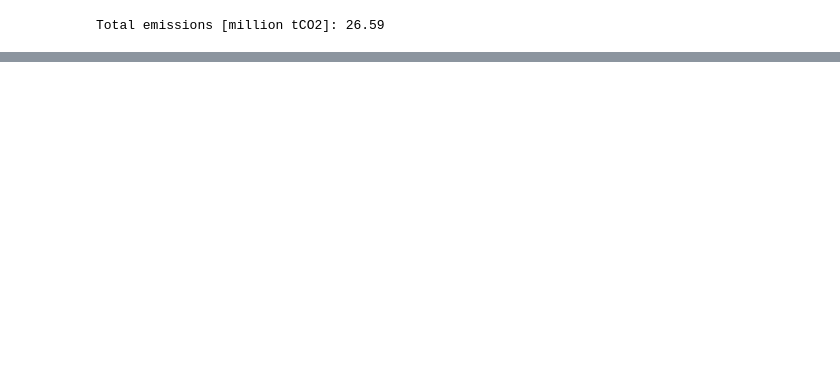
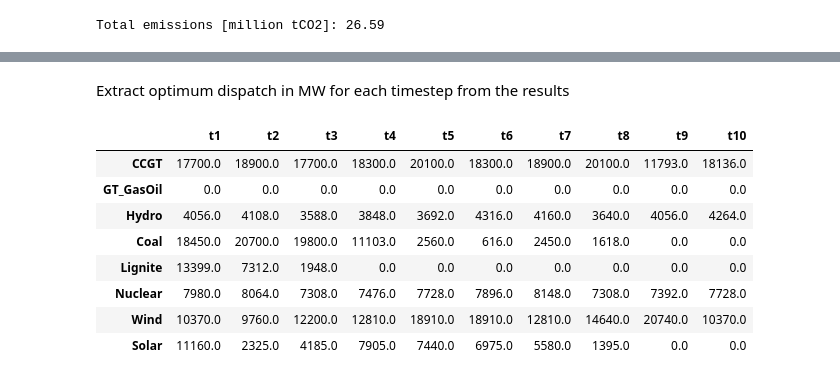
Before and after one commit to dh8sn8/Power-Plant-Dispatch, a Jupyter notebook: group_project.ipynb, the cells around one changed output, grey strips where cells are left out. Cells and saved outputs as stored; diff of their text form; code cells hidden in the pictures; blank space fills up the shorter version.

```diff
--- a/group_project.ipynb
+++ b/group_project.ipynb
@@ -470,0 +368,5 @@ m.pprint()
+# %%
+# Define the objective function, include CO2 price of 120 euros/tCO2
+co2_price = 120
+m_co2.cost = Objective(expr=sum(marginal_price(s,co2_price)*m_co2.generators[s] for s in m_co2.S),
+                      sense=pyo.minimize)
@@ -470,0 +381,7 @@ m.pprint()
+# %%
+models_co2 = {}
+for i in range(len(duration)):
+    models_co2[duration['timestep'][i]] = m_co2.clone() #clone original model for each of the timesteps
+
+#create a list of timesteps
+timesteps = list(models_co2.keys())
@@ -470,0 +411,12 @@ m.pprint()
+# %%
+for i in timesteps:
+    model = models_co2[i]
+    #add generator limit: capacity*cf at a given timestep
+
+    @model.Constraint(model.S)
+    def generator_limit(model, s):
+        return model.generators[s] <= cf[cf['tech'] == s][i].values[0]*tech_data[tech_data['tech'] == s].cap_MW.values[0]
+    models_co2[i] = model
+
+    #add demand constraint: sum of generation must equal demand
+    models_co2[i].demand_constraint = Constraint(expr=sum(models_co2[i].generators[s] for s in models_co2[i].S) == demand[demand.timestep == i].load_MW.values[0])
@@ -470,0 +425,3 @@ m.pprint()
+# %%
+for i in timesteps:
+    SolverFactory('cbc').solve(models_co2[i]).write()
@@ -470,0 +446,20 @@ m.pprint()
+# %% [markdown]
+Extract optimum dispatch in MW for each timestep from the results
+# %%
+dispatch_co2 = pd.Series(models_co2[timesteps[0]].generators.get_values(),name=timesteps[0]).to_frame()
+for i in timesteps[1:]:
+    d = pd.Series(models_co2[i].generators.get_values(),name=i).to_frame()
+    dispatch_co2 = dispatch_co2.join(d)
+
+dispatch_co2.to_csv('results/dispatch_co2.csv')
+dispatch_co2 #MW
+# %% [output]
+|  | t1 | t2 | t3 | t4 | t5 | t6 | t7 | t8 | t9 | t10 |
+| CCGT | 17700.0 | 18900.0 | 17700.0 | 18300.0 | 20100.0 | 18300.0 | 18900.0 | 20100.0 | 11793.0 | 18136.0 |
+| GT_GasOil | 0.0 | 0.0 | 0.0 | 0.0 | 0.0 | 0.0 | 0.0 | 0.0 | 0.0 | 0.0 |
+| Hydro | 4056.0 | 4108.0 | 3588.0 | 3848.0 | 3692.0 | 4316.0 | 4160.0 | 3640.0 | 4056.0 | 4264.0 |
+| Coal | 18450.0 | 20700.0 | 19800.0 | 11103.0 | 2560.0 | 616.0 | 2450.0 | 1618.0 | 0.0 | 0.0 |
+| Lignite | 13399.0 | 7312.0 | 1948.0 | 0.0 | 0.0 | 0.0 | 0.0 | 0.0 | 0.0 | 0.0 |
+| Nuclear | 7980.0 | 8064.0 | 7308.0 | 7476.0 | 7728.0 | 7896.0 | 8148.0 | 7308.0 | 7392.0 | 7728.0 |
+| Wind | 10370.0 | 9760.0 | 12200.0 | 12810.0 | 18910.0 | 18910.0 | 12810.0 | 14640.0 | 20740.0 | 10370.0 |
+| Solar | 11160.0 | 2325.0 | 4185.0 | 7905.0 | 7440.0 | 6975.0 | 5580.0 | 1395.0 | 0.0 | 0.0 |
```
Also changed, not shown: parts of 67 cells of this notebook.
